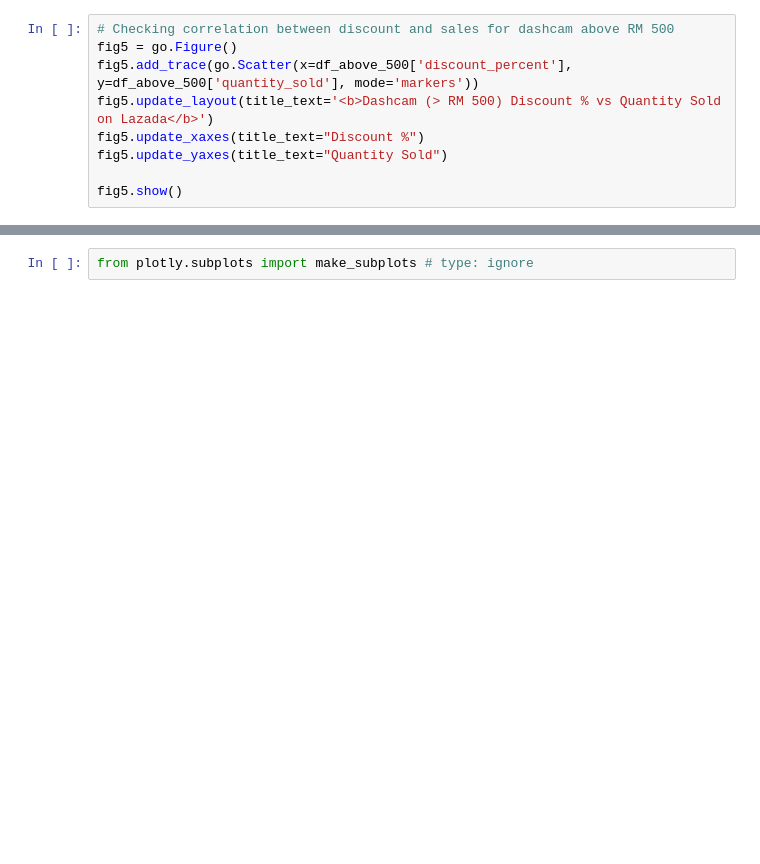
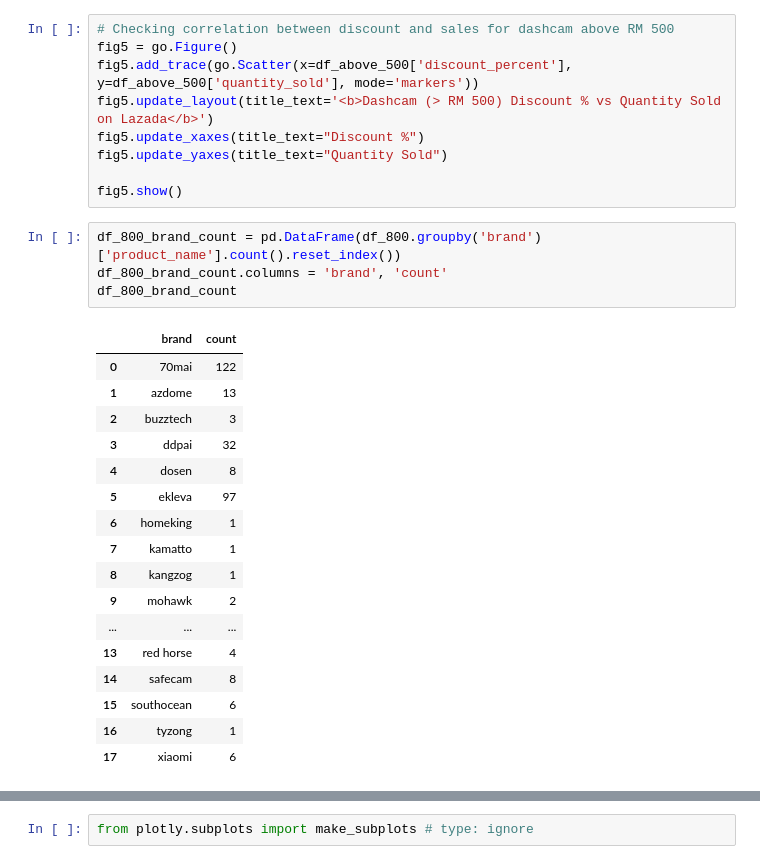
Before and after one commit to llh139/Data-Analytics-Portfolio, a Jupyter notebook: Personal Learning Project - Extracting and Analyzing Prices from E-Commerce Platform/Working File.ipynb, the cells around one changed output, grey strips where cells are left out. Drawn from its saved outputs; the diff is of its cells as text; blank space fills up the shorter version.

```diff
--- a/Personal Learning Project - Extracting and Analyzing Prices from E-Commerce Platform/Working File.ipynb
+++ b/Personal Learning Project - Extracting and Analyzing Prices from E-Commerce Platform/Working File.ipynb
@@ -282,3 +336,25 @@ fig5.update_xaxes(title_text="Discount %")
 fig5.update_yaxes(title_text="Quantity Sold")
 
 fig5.show()
+# %%
+df_800_brand_count = pd.DataFrame(df_800.groupby('brand')['product_name'].count().reset_index())
+df_800_brand_count.columns = 'brand', 'count'
+df_800_brand_count
+# %% [output]
+|  | brand | count |
+| 0 | 70mai | 122 |
+| 1 | azdome | 13 |
+| 2 | buzztech | 3 |
+| 3 | ddpai | 32 |
+| 4 | dosen | 8 |
+| 5 | ekleva | 97 |
+| 6 | homeking | 1 |
+| 7 | kamatto | 1 |
+| 8 | kangzog | 1 |
+| 9 | mohawk | 2 |
+| ... | ... | ... |
+| 13 | red horse | 4 |
+| 14 | safecam | 8 |
+| 15 | southocean | 6 |
+| 16 | tyzong | 1 |
+| 17 | xiaomi | 6 |
```
Also changed, not shown: parts of 20 cells of this notebook, 2 other files.
